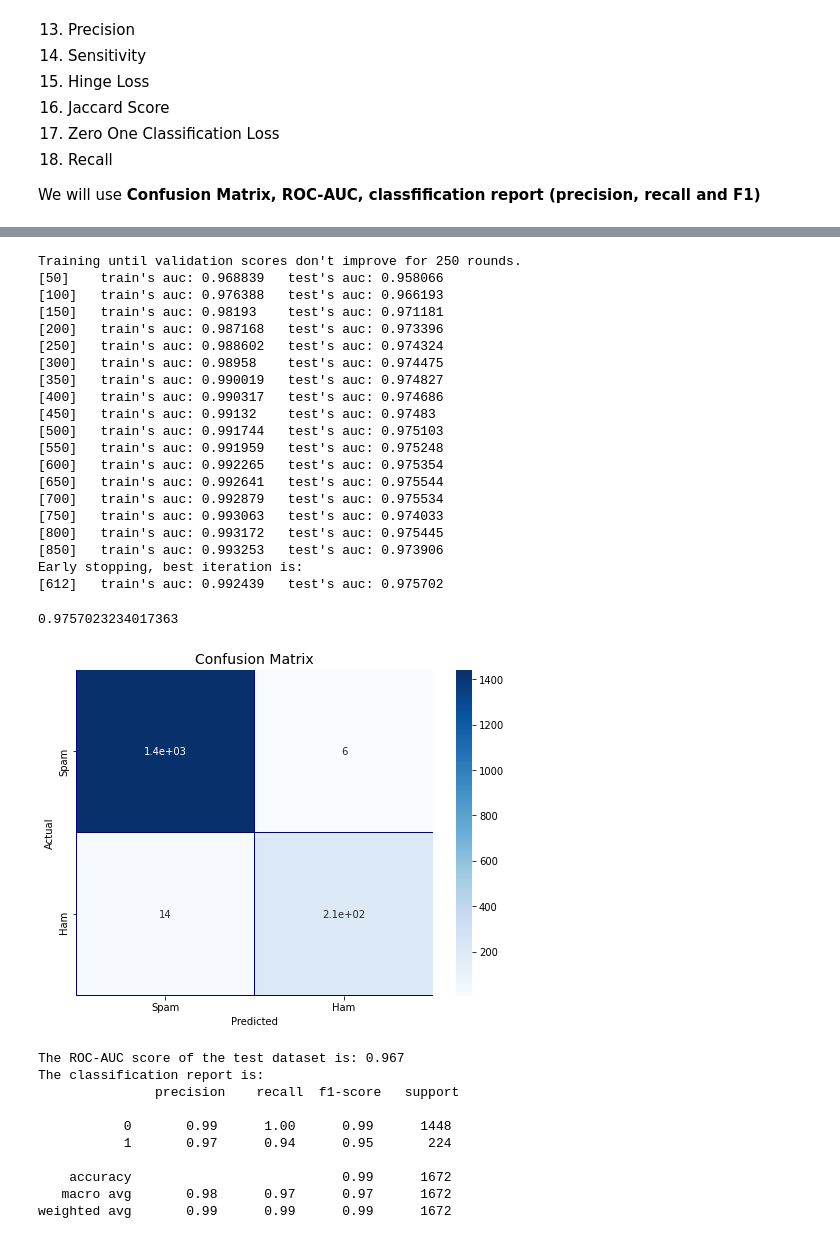
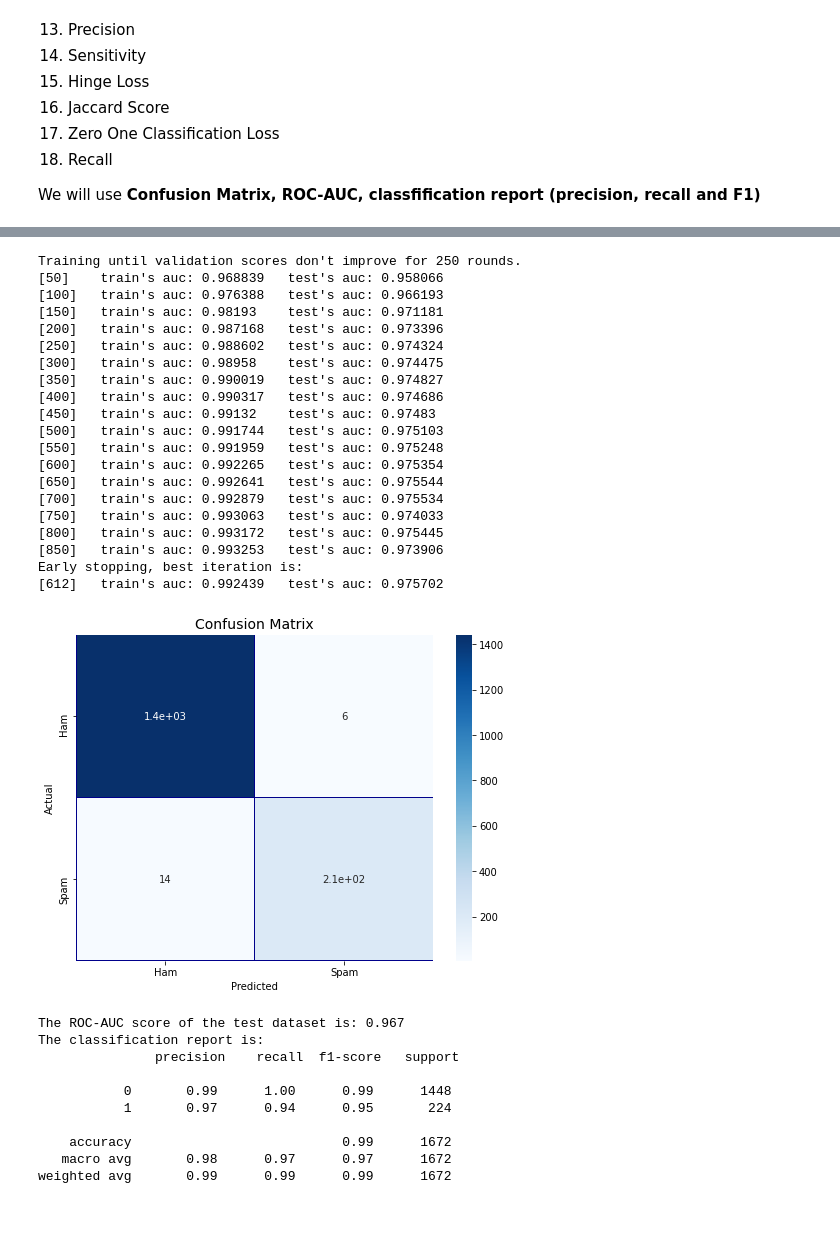
Before and after one commit to worklifesg/Natural-Language-Processing, a Jupyter notebook: Projects/ 2. Spam Ham Detection Project/Spam_Ham_Detection_and_Patterns.ipynb, the cells around one changed output, grey strips where cells are left out. Drawn from its saved outputs; the diff is of its cells as text; code cells hidden in the pictures.

```diff
--- a/Projects/ 2. Spam Ham Detection Project/Spam_Ham_Detection_and_Patterns.ipynb
+++ b/Projects/ 2. Spam Ham Detection Project/Spam_Ham_Detection_and_Patterns.ipynb
@@ -322,12 +322,12 @@ from sklearn.metrics import accuracy_score
 from sklearn.metrics import roc_auc_score
 from sklearn.metrics import classification_report,confusion_matrix
 
-def confusion_matrix(y_test,prediction):
+def plot_confusion_matrix(y_test,prediction):
   plt.figure(figsize=(8,6))
   cm = pd.crosstab(y_test, prediction, rownames=['Actual'], colnames=['Predicted'])
   sns.heatmap(cm,
-              xticklabels=['Spam', 'Ham'],
-              yticklabels=['Spam', 'Ham'],
+              xticklabels=['Ham', 'Spam'],
+              yticklabels=['Ham', 'Spam'],
               annot=True,
               linewidths=.2,linecolor="Darkblue", cmap="Blues")
   plt.title('Confusion Matrix', fontsize=14)
@@ -341,7 +341,9 @@ def class_report(y_test,predictions):
   class_report_score=classification_report(y_test, predictions)
   print('The classification report is: \n',class_report_score)
 
-pred_roc = []
+pred_roc = [] #to store roc score
+false_positive =[] # to store false positives
+false_negative = [] #to store false negatives
 # %%
 # Random Forest Classifier
 
@@ -353,9 +355,12 @@ clf = RandomForestClassifier(n_jobs=4,
 clf.fit(X_train,y_train)
 preds=clf.predict(X_test)
 
-confusion_matrix(y_test,preds)
+plot_confusion_matrix(y_test,preds)
 roc(y_test,preds)
 class_report(y_test,preds)
 
+
 pred_roc.append(('RF', roc_auc_score(y_test,preds)))
+false_positive.append(('RF', confusion_matrix(y_test, preds)[0][1]))
+false_negative.append(('RF', confusion_matrix(y_test, preds)[1][0]))
 # %% [output]
@@ -383,8 +386,11 @@ clf2 = AdaBoostClassifier(random_state=21,
 clf2.fit(X_train,y_train)
 preds2=clf2.predict(X_test)
 
-confusion_matrix(y_test,preds2)
+plot_confusion_matrix(y_test,preds2)
 roc(y_test,preds2)
 class_report(y_test,preds2)
-pred_scores_roc.append(('AdaB', roc_auc_score(y_test,preds2)))
+
+pred_roc.append(('AdaB', roc_auc_score(y_test,preds2)))
+false_positive.append(('AdaB', confusion_matrix(y_test, preds2)[0][1]))
+false_negative.append(('AdaB', confusion_matrix(y_test, preds2)[1][0]))
 # %% [output]
@@ -431,9 +421,11 @@ clf3 = CatBoostClassifier(iterations=500,
 clf3.fit(X_train,y_train)
 preds3=clf3.predict(X_test)
 
-confusion_matrix(y_test,preds3)
+plot_confusion_matrix(y_test,preds3)
 roc(y_test,preds3)
 class_report(y_test,preds3)
 
 pred_roc.append(('CatB', roc_auc_score(y_test,preds3)))
+false_positive.append(('CatB', confusion_matrix(y_test, preds3)[0][1]))
+false_negative.append(('catB', confusion_matrix(y_test, preds3)[1][0]))
 # %% [output]
@@ -551,20 +543,21 @@ Training until validation scores don't improve for 250 rounds.
 [850]   train's auc: 0.993253   test's auc: 0.973906
 Early stopping, best iteration is:
 [612]   train's auc: 0.992439   test's auc: 0.975702
-0.9757023234017363
 # %%
 nb = MultinomialNB(alpha=0.2)
 
 nb.fit(X_train, y_train)
 pred_nb = nb.predict(X_test)
 
-confusion_matrix(y_test,pred_nb)
+plot_confusion_matrix(y_test,pred_nb)
 roc(y_test,pred_nb)
 class_report(y_test,pred_nb)
 
-pred_roc.append(('CatB', roc_auc_score(y_test,pred_nb)))
+pred_roc.append(('NB', roc_auc_score(y_test,pred_nb)))
+false_positive.append(('NB', confusion_matrix(y_test, pred_nb)[0][1]))
+false_negative.append(('NB', confusion_matrix(y_test, pred_nb)[1][0]))
 # %% [output]
-[figure, old version]
+[figure, new version]
 The ROC-AUC score of the test dataset is: 0.967
 The classification report is:
                precision    recall  f1-score   support
```
Also changed, not shown: parts of 11 cells of this notebook.
